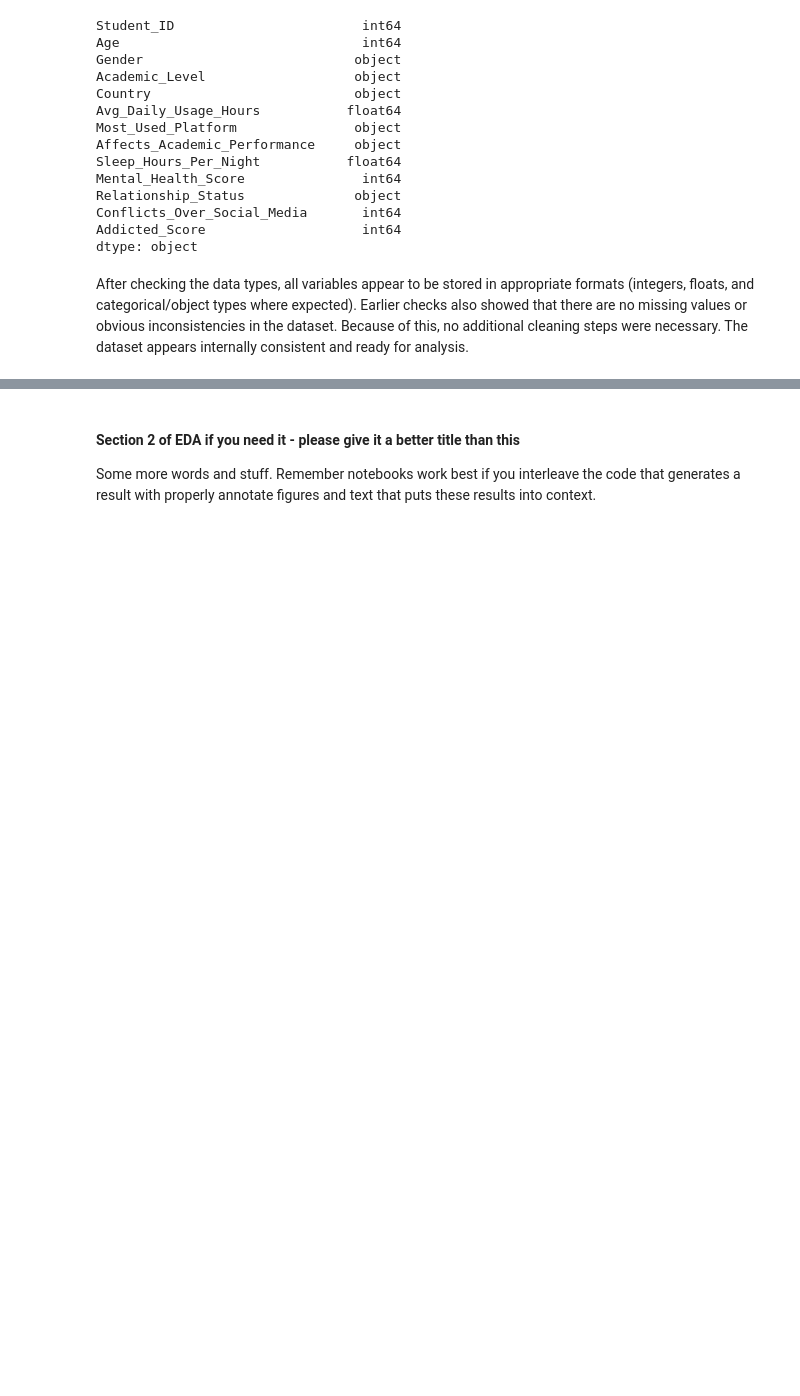
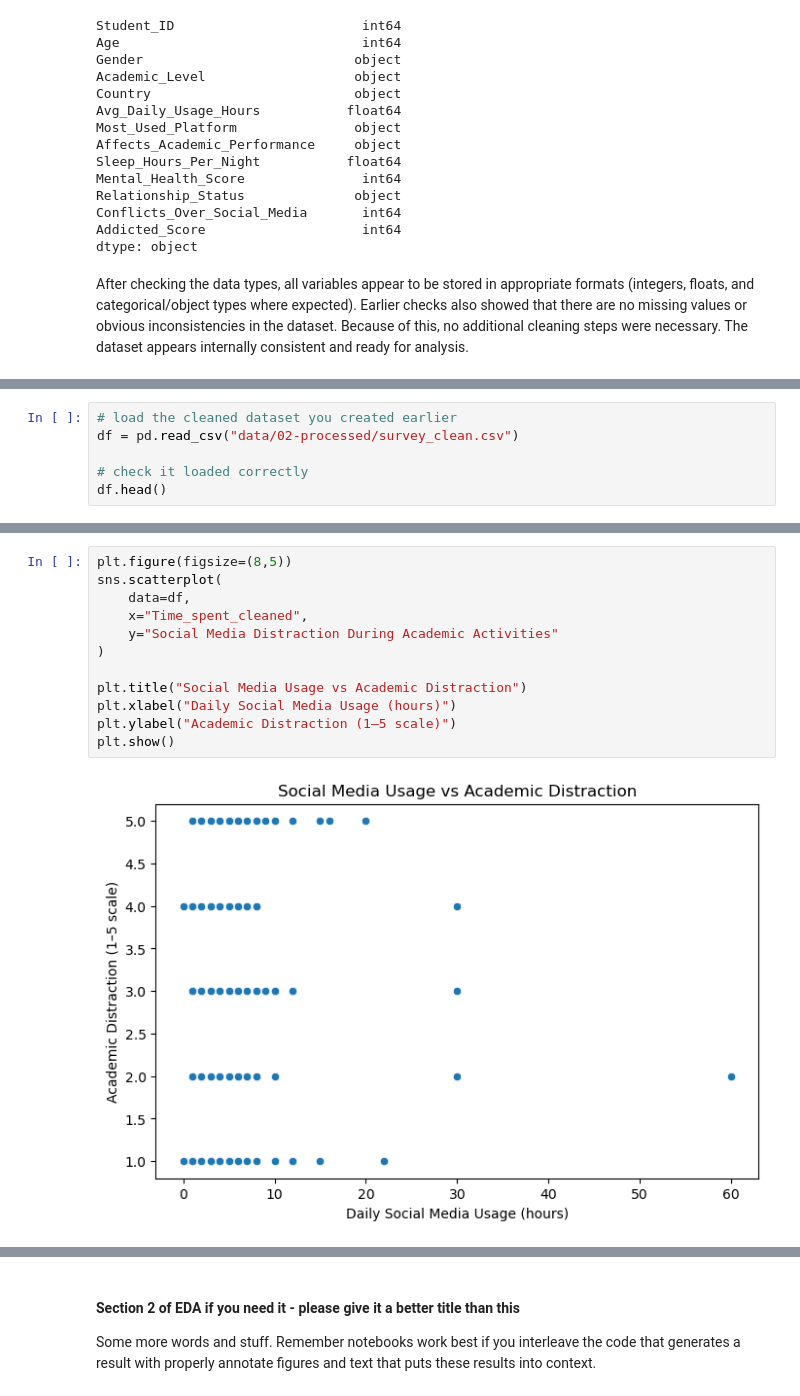
Before and after one commit to COGS108/Group119_WI26, a Jupyter notebook: 02-EDACheckpoint.ipynb, the cells around one changed output, grey strips where cells are left out. Saved outputs shown, nothing was run; the diff lists cells and outputs as text; blank space fills up the shorter version.

Commit message:
Finished EDA checkpoint analysis and cleaning for Dataset #2

```diff
--- a/02-EDACheckpoint.ipynb
+++ b/02-EDACheckpoint.ipynb
@@ -252,0 +378,6 @@ Some more words and stuff.  Remember notebooks work best if you interleave the c
+# %%
+# load the cleaned dataset you created earlier
+df = pd.read_csv("data/02-processed/survey_clean.csv")
+
+# check it loaded correctly
+df.head()
@@ -252,0 +391,14 @@ Some more words and stuff.  Remember notebooks work best if you interleave the c
+# %%
+plt.figure(figsize=(8,5))
+sns.scatterplot(
+    data=df,
+    x="Time_spent_cleaned",
+    y="Social Media Distraction During Academic Activities"
+)
+
+plt.title("Social Media Usage vs Academic Distraction")
+plt.xlabel("Daily Social Media Usage (hours)")
+plt.ylabel("Academic Distraction (1–5 scale)")
+plt.show()
+# %% [output]
+[figure, added]
```
Also changed, not shown: parts of 40 cells of this notebook.
